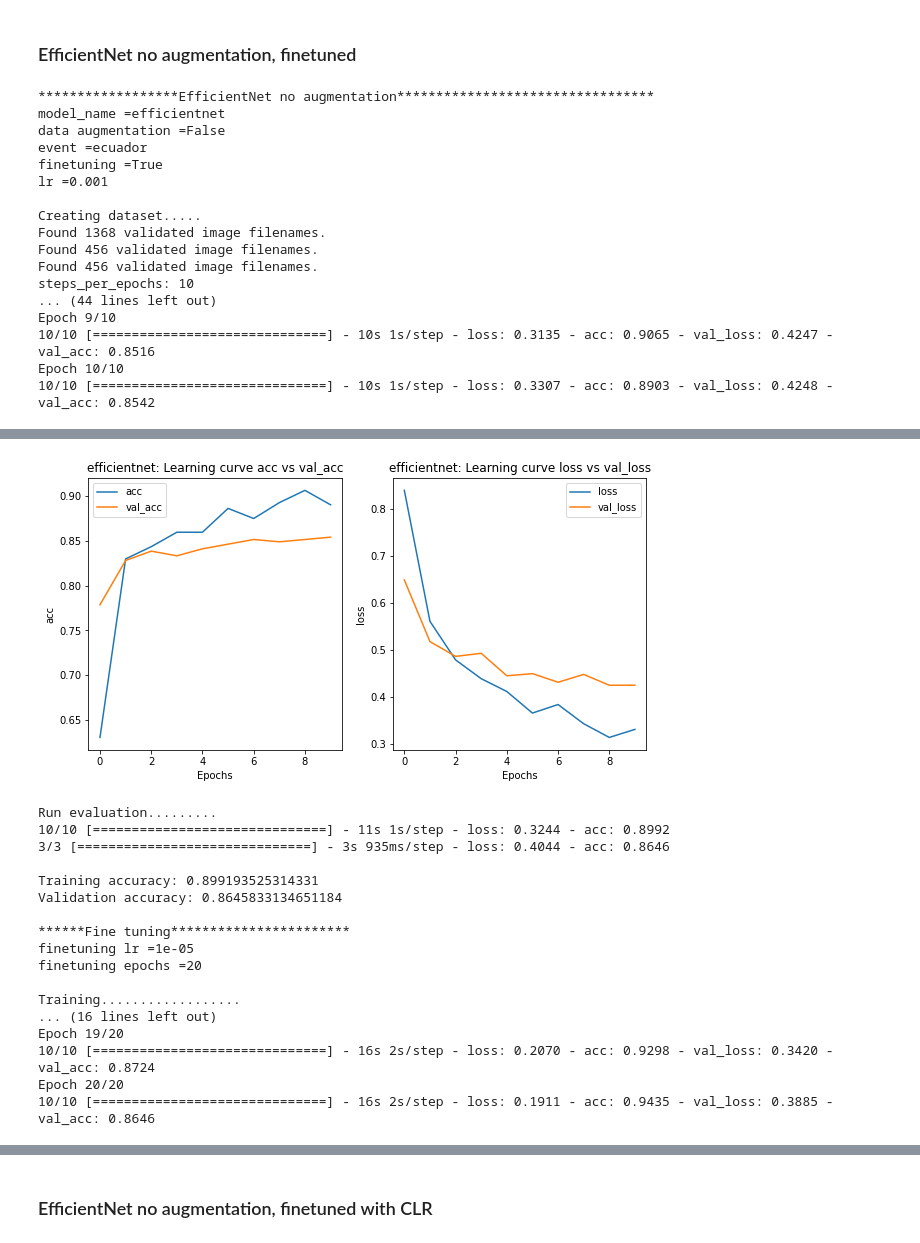
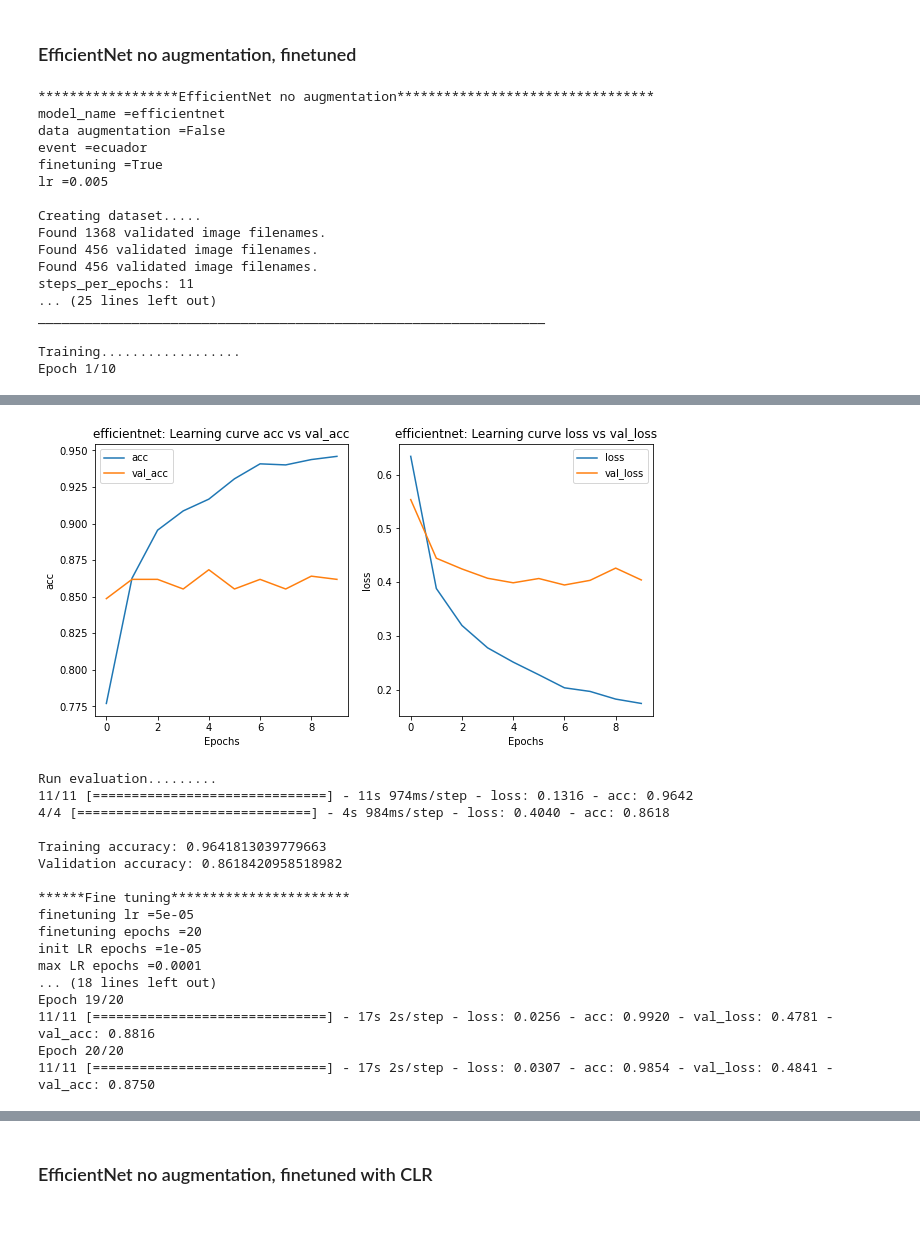
Before and after one commit to mayerantoine/disaster-damage-assessment-ml, a Jupyter notebook: notebooks/Damage Assessment from image data.ipynb, the cells around one changed output, grey strips where cells are left out. Cells and saved outputs as stored; diff of their text form; code cells hidden in the pictures.

Commit message:
update experiment

```diff
--- a/notebooks/Damage Assessment from image data.ipynb
+++ b/notebooks/Damage Assessment from image data.ipynb
@@ -137,6 +137,7 @@ def create_dataset(damage_path,event,is_augment=False,batch_size=32,buffer_size=
                                 x_col='path',
                                 y_col='label',
                                 class_mode='raw',
+                                shuffle= False,
                                 batch_size=batch_size,
                                 target_size= (IMG_SIZE,IMG_SIZE))
 
@@ -148,6 +149,7 @@ def create_dataset(damage_path,event,is_augment=False,batch_size=32,buffer_size=
                                 x_col='path',
                                 y_col='label',
                                 class_mode='raw',
+                                shuffle= False,
                                 batch_size=batch_size,
                                 target_size= (IMG_SIZE,IMG_SIZE))
 
@@ -175,12 +177,12 @@ def create_dataset(damage_path,event,is_augment=False,batch_size=32,buffer_size=
         train_dataset = train_dataset.map(lambda x,y: (data_augmentation_layer(x,training=True),y),
                                 num_parallel_calls=tf.data.AUTOTUNE)
 
-    print(f"steps_per_epochs: {len(train_df)// batch_size}")
-    print(f"validations_steps: {len(valid_df)// batch_size}")
+    print(f"steps_per_epochs: { round(len(train_df)/batch_size)}")
+    print(f"validations_steps: { round(len(valid_df)/ batch_size)}")
 
 
-    steps_per_epoch = len(train_df)// batch_size
-    validation_steps = len(valid_df)// batch_size
+    steps_per_epoch = round(len(train_df)/ batch_size)
+    validation_steps = round(len(valid_df)/ batch_size)
 
 
     train_dataset = train_dataset.prefetch(buffer_size=10)
@@ -972,7 +974,7 @@ exp_name = 'EfficientNet no augmentation'
 event= 'ecuador'
 model_name = 'efficientnet'
 
-rs = run_experiment(exp_name,event,model_name,is_augment=False,lr=1e-3,batch_size=128,do_finetune=True,
+rs = run_experiment(exp_name,event,model_name,is_augment=False,lr=5 * 1e-3,batch_size=128,do_finetune=True,
                 use_clr= False,buffer_size=10,n_epochs=10,init_lr=1e-3,max_lr=1e-2)
 # %% [output]
 ******************EfficientNet no augmentation*********************************
@@ -980,15 +982,15 @@ model_name =efficientnet
 data augmentation =False
 event =ecuador
 finetuning =True
-lr =0.001
+lr =0.005
 
 Creating dataset.....
 Found 1368 validated image filenames.
 Found 456 validated image filenames.
 Found 456 validated image filenames.
-steps_per_epochs: 10
-... (44 lines left out)
-Epoch 9/10
-10/10 [==============================] - 10s 1s/step - loss: 0.3135 - acc: 0.9065 - val_loss: 0.4247 - val_acc: 0.8516
-Epoch 10/10
-10/10 [==============================] - 10s 1s/step - loss: 0.3307 - acc: 0.8903 - val_loss: 0.4248 - val_acc: 0.8542
+steps_per_epochs: 11
+... (25 lines left out)
+_________________________________________________________________
+
+Training..................
+Epoch 1/10
@@ -995,18 +1016,18 @@ Epoch 10/10
-[figure, old version]
+[figure, new version]
-Run evaluation.........
-10/10 [==============================] - 11s 1s/step - loss: 0.3244 - acc: 0.8992
-3/3 [==============================] - 3s 935ms/step - loss: 0.4044 - acc: 0.8646
-
-Training accuracy: 0.899193525314331
-Validation accuracy: 0.8645833134651184
-
-******Fine tuning***********************
-finetuning lr =1e-05
-finetuning epochs =20
-
-Training..................
-... (16 lines left out)
-Epoch 19/20
-10/10 [==============================] - 16s 2s/step - loss: 0.2070 - acc: 0.9298 - val_loss: 0.3420 - val_acc: 0.8724
-Epoch 20/20
-10/10 [==============================] - 16s 2s/step - loss: 0.1911 - acc: 0.9435 - val_loss: 0.3885 - val_acc: 0.8646
+Run evaluation.........
+11/11 [==============================] - 11s 974ms/step - loss: 0.1316 - acc: 0.9642
+4/4 [==============================] - 4s 984ms/step - loss: 0.4040 - acc: 0.8618
+
+Training accuracy: 0.9641813039779663
+Validation accuracy: 0.8618420958518982
+
+******Fine tuning***********************
+finetuning lr =5e-05
+finetuning epochs =20
+init LR epochs =1e-05
+max LR epochs =0.0001
+... (18 lines left out)
+Epoch 19/20
+11/11 [==============================] - 17s 2s/step - loss: 0.0256 - acc: 0.9920 - val_loss: 0.4781 - val_acc: 0.8816
+Epoch 20/20
+11/11 [==============================] - 17s 2s/step - loss: 0.0307 - acc: 0.9854 - val_loss: 0.4841 - val_acc: 0.8750
```
Also changed, not shown: parts of 12 cells of this notebook, 3 other files.
